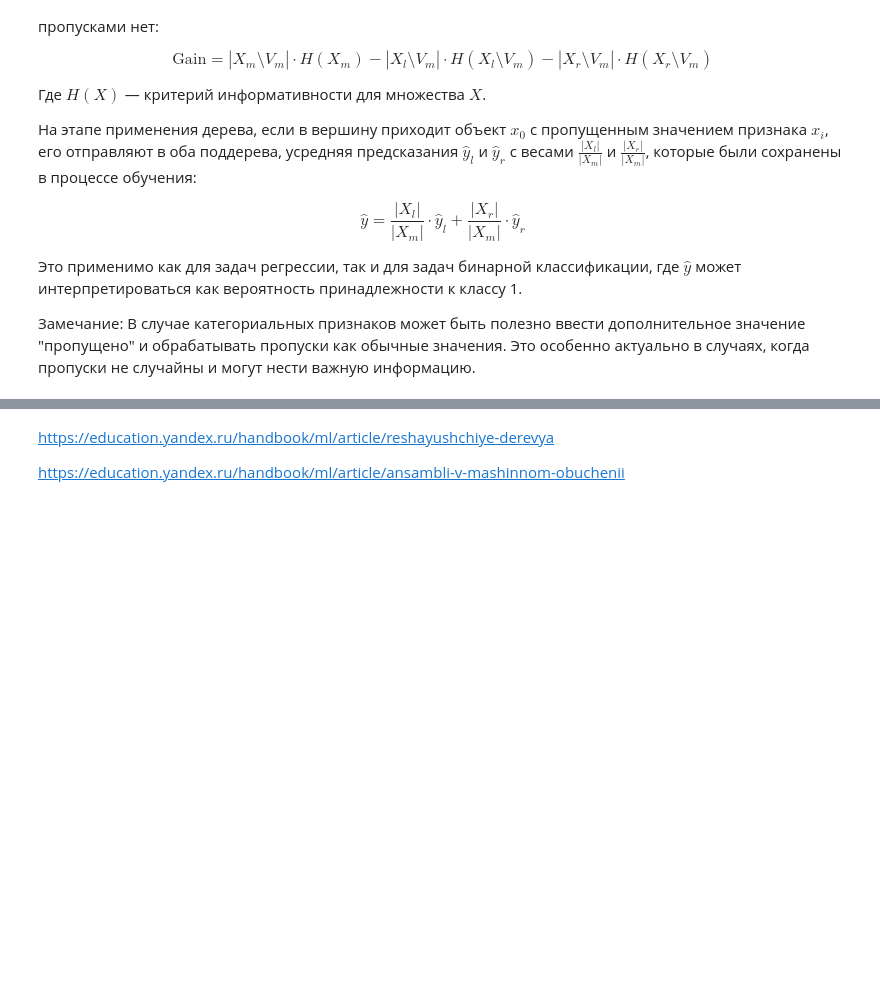
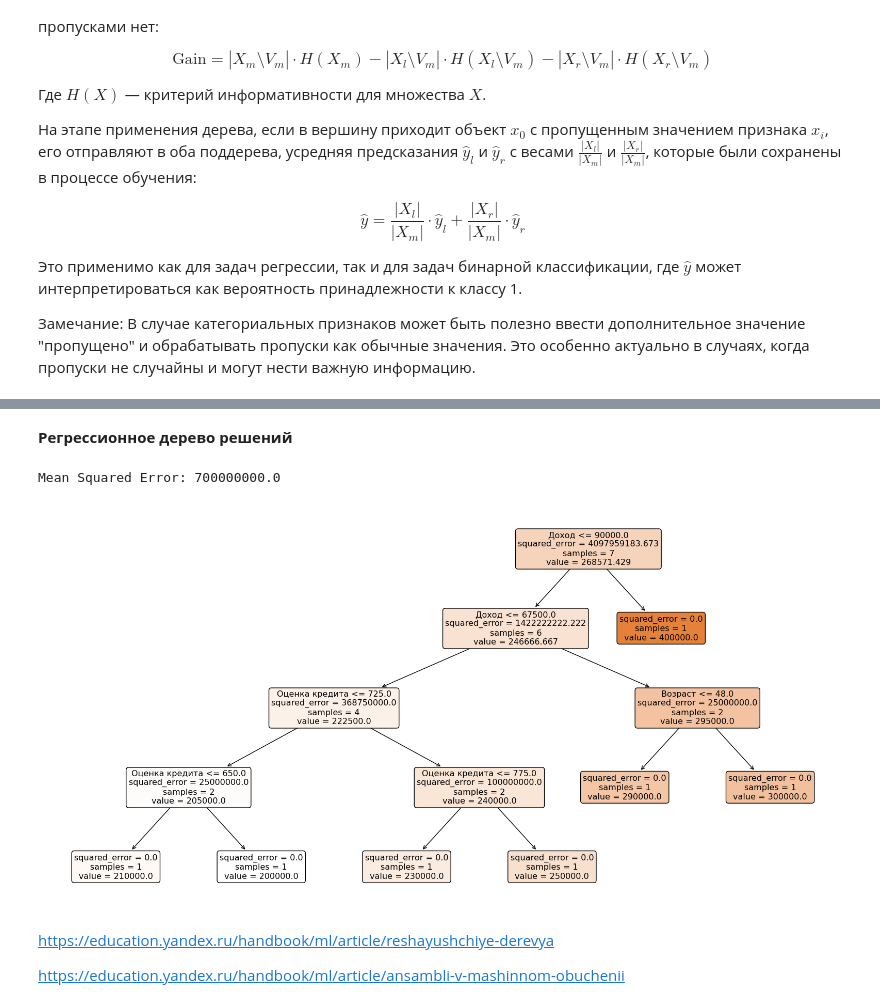
Before and after one commit to CodeHunterOfficial/TimeSeriesForecast_2024-2025, a Jupyter notebook: Тема 5. Прогнозирование временных рядов с помощью градиентного бустинга/Тема_5_Прогнозирование_временных_рядов_с_помощью_градиентного_бустинга.ipynb, the cells around one changed output, grey strips where cells are left out. Saved outputs shown, nothing was run; the diff lists cells and outputs as text; code cells hidden in the pictures; blank space fills up the shorter version.

```diff
--- a/Тема 5. Прогнозирование временных рядов с помощью градиентного бустинга/Тема_5_Прогнозирование_временных_рядов_с_помощью_градиентного_бустинга.ipynb
+++ b/Тема 5. Прогнозирование временных рядов с помощью градиентного бустинга/Тема_5_Прогнозирование_временных_рядов_с_помощью_градиентного_бустинга.ipynb
@@ -1076,3 +1553,51 @@ $$ \hat{y} = \frac{|X_l|}{|X_m|} \cdot \hat{y}_l + \frac{|X_r|}{|X_m|} \cdot \ha
+# %% [markdown]
+**Регрессионное дерево решений**
+# %%
+import pandas as pd
+from sklearn.model_selection import train_test_split
+from sklearn.tree import DecisionTreeRegressor
+from sklearn.metrics import mean_squared_error
+from sklearn import tree
+import matplotlib.pyplot as plt
+
+# Данные для регрессии
+data_reg = {
+    'Возраст': [25, 32, 47, 51, 62, 48, 33, 36, 28, 45],
+    'Доход': [40000, 50000, 60000, 80000, 100000, 70000, 42000, 48000, 52000, 75000],
+    'Оценка кредита': [700, 650, 800, 850, 900, 700, 600, 750, 720, 680],
+    'Стоимость': [200000, 220000, 250000, 300000, 400000, 270000, 210000, 230000, 240000, 290000]
+}
+
+# Преобразование данных в DataFrame
+df_reg = pd.DataFrame(data_reg)
+
+# Разделение данных на признаки и целевую переменную
+X_reg = df_reg.drop('Стоимость', axis=1)
+y_reg = df_reg['Стоимость']
+
+# Разделение данных на обучающую и тестовую выборки
+X_train_reg, X_test_reg, y_train_reg, y_test_reg = train_test_split(X_reg, y_reg, test_size=0.3, random_state=42)
+
+# Создание модели дерева решений для регрессии
+regressor = DecisionTreeRegressor()
+
+# Обучение модели на обучающих данных
+regressor.fit(X_train_reg, y_train_reg)
+
+# Предсказание на тестовых данных
+y_pred_reg = regressor.predict(X_test_reg)
+
+# Оценка модели с использованием средней квадратичной ошибки (MSE)
+mse = mean_squared_error(y_test_reg, y_pred_reg)
+print(f'Mean Squared Error: {mse}')
+
+# Визуализация дерева решений
+plt.figure(figsize=(20,10))
+tree.plot_tree(regressor, feature_names=X_reg.columns, filled=True, rounded=True)
+plt.show()
+# %% [output]
+Mean Squared Error: 700000000.0
+[figure, added]
 # %% [markdown]
 https://education.yandex.ru/handbook/ml/article/reshayushchiye-derevya
 
```
Also changed, not shown: parts of 12 cells of this notebook.
